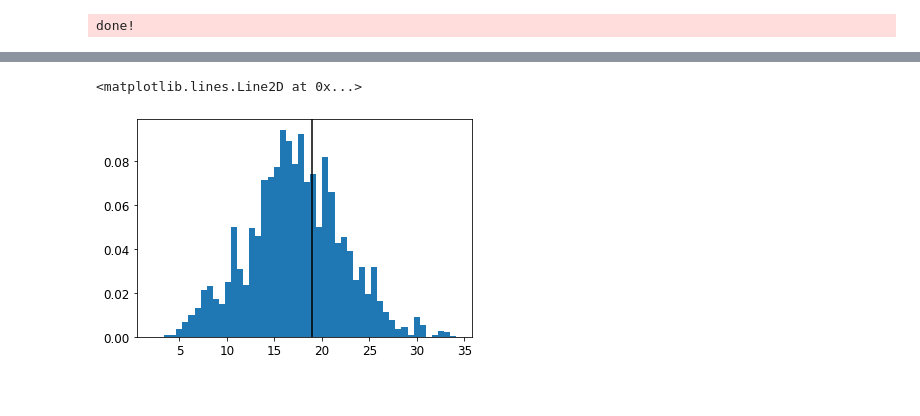
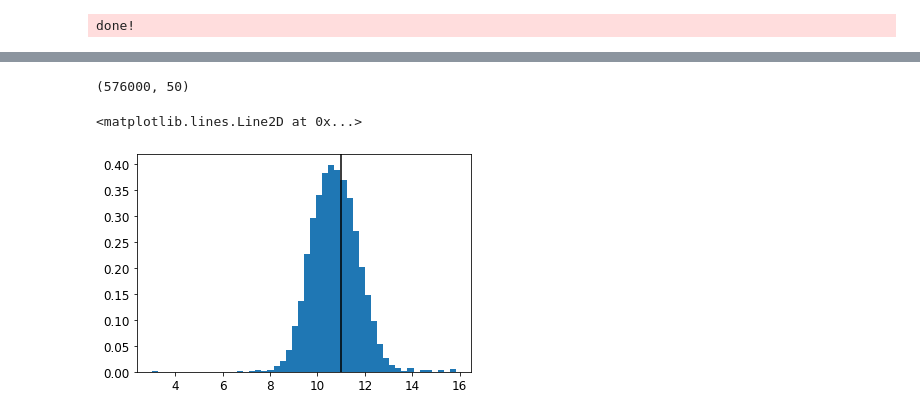
Before and after one commit to nj-vs-vh/master-thesis, a Jupyter notebook: demo.ipynb, the cells around one changed output, grey strips where cells are left out. Cells and saved outputs as stored; diff of their text form; code cells hidden in the pictures.

Commit message:
normdist likelihood implemented

```diff
--- a/demo.ipynb
+++ b/demo.ipynb
@@ -69,7 +69,7 @@ Chapter: `Грубая оценка методом наименьших квад
 # %%
 stats = randomized_ir.RandomizedIrStats(rir, samplesize=100000)
 
-n_vec_estimation = stats.estimate_n_vec(S_vec)
+n_vec_estimation = stats.estimate_n_vec(s_vec)
 # %%
 filename = 'mean-estimation' if SAVE_IMAGES else None
 plots.plot_mean_n_estimation(n_vec, n_vec_estimation, stats.L, filename=filename)
@@ -104,3 +102,5 @@ logL = stats.get_norm_posterior_loglikelihood(S_vec)
 # %%
+logL = stats.get_loglikelihood_normdist(s_vec)
+
 logL(n_vec_estimation)
 # %% [output]
@@ -119,7 +119,7 @@ n_starting_points = np.tile(n_vec_estimation, (n_walkers, 1)) + rng.normal(scale
 
 sampler = emcee.EnsembleSampler(n_walkers, N, logL)
 # %%
-sampler.run_mcmc(n_starting_points, 300)
+sampler.run_mcmc(n_starting_points, 10000)
 
 print('done!')
 # %% [output]
@@ -154,0 +129,4 @@ ax.legend()
+# %%
+sample = sampler.get_chain(flat=True, thin=2, discard=1000)
+
+plots.plot_bayesian_mean_estimation(n_vec, sample, stats.L)
@@ -155,10 +135,14 @@ ax.legend()
+# %%
+sample.shape
+# %% [output]
+(576000, 50)
 # %%
 fig, ax =  plt.subplots()
 
-ibin = 2
+ibin = 14
 
 ax.hist(sample[:, ibin], bins=50, density=True)
 ax.axvline(n_vec[ibin], color='black')
 # %% [output]
 <matplotlib.lines.Line2D at 0x...>
-[figure, old version]
+[figure, new version]
```
Also changed, not shown: parts of 16 cells of this notebook, 8 other files.
